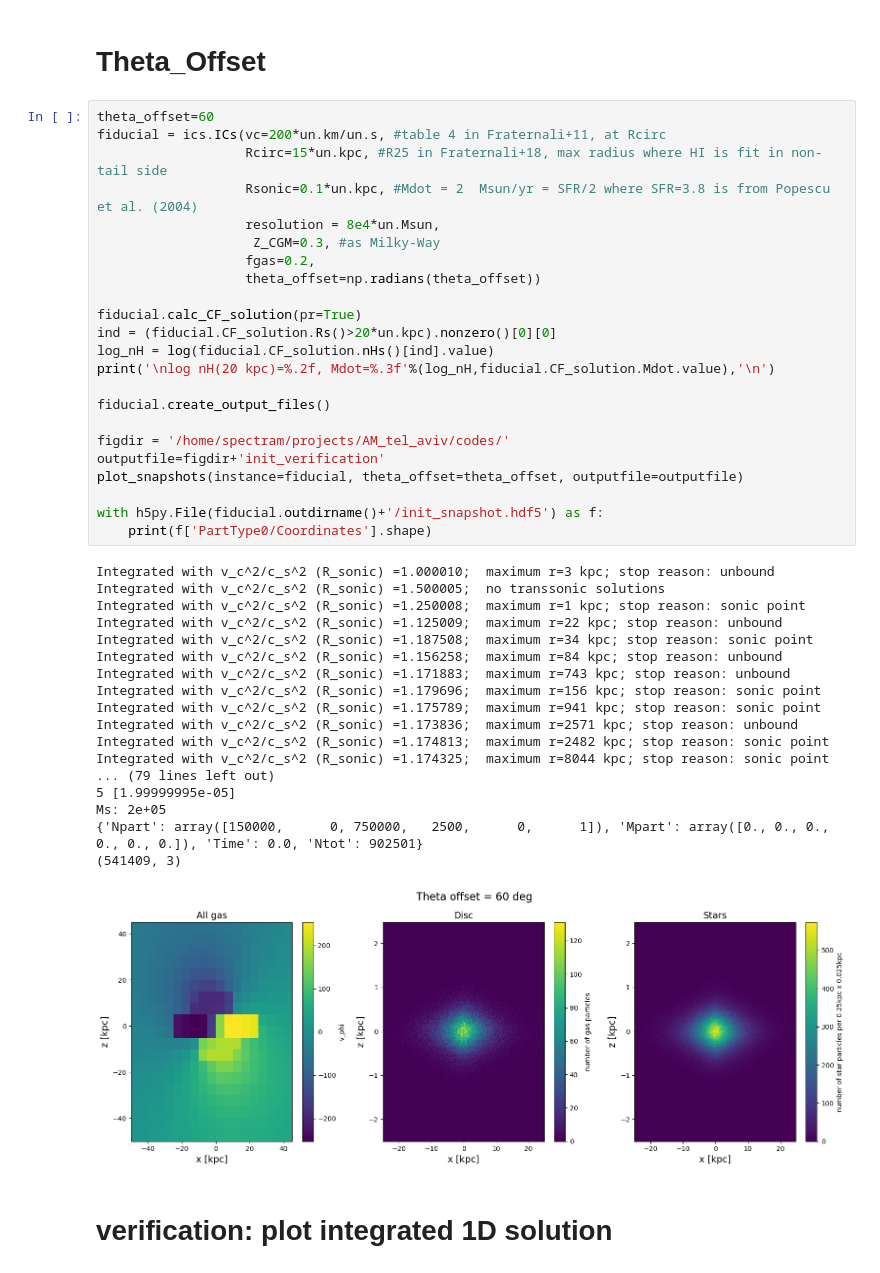
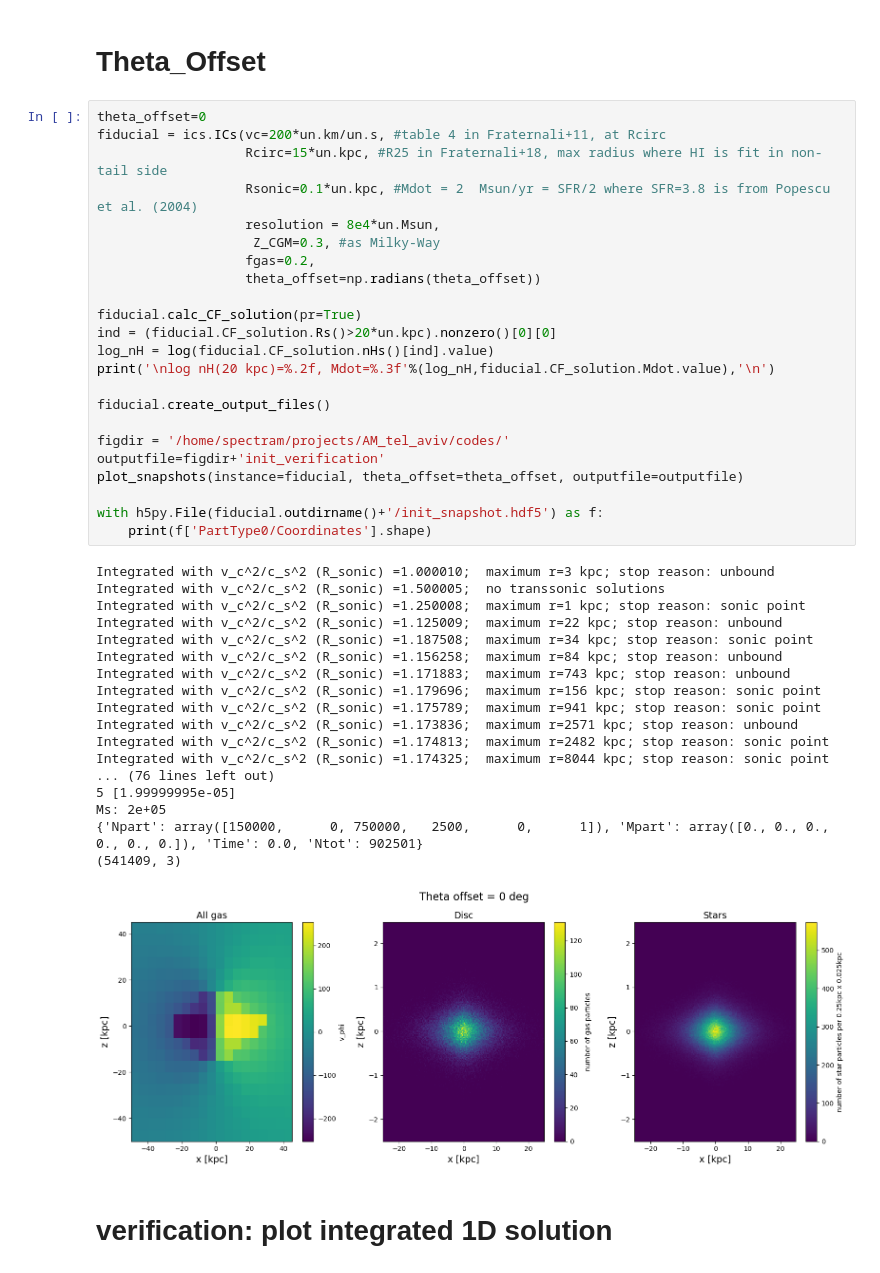
Before and after one commit to spectram/cooling_flow, a Jupyter notebook: ipynb/create_ICs_misaligned.ipynb, the cells around one changed output. Drawn from its saved outputs; the diff is of its cells as text.

```diff
--- a/ipynb/create_ICs_misaligned.ipynb
+++ b/ipynb/create_ICs_misaligned.ipynb
@@ -103,7 +103,7 @@ def plot_snapshots(instance, theta_offset=0, outputfile='init_verification'):
 # %% [markdown]
 # Theta_Offset
 # %%
-theta_offset=60
+theta_offset=0
 fiducial = ics.ICs(vc=200*un.km/un.s, #table 4 in Fraternali+11, at Rcirc
                    Rcirc=15*un.kpc, #R25 in Fraternali+18, max radius where HI is fit in non-tail side
                    Rsonic=0.1*un.kpc, #Mdot = 2  Msun/yr = SFR/2 where SFR=3.8 is from Popescu et al. (2004)
@@ -115,35 +115,35 @@ fiducial = ics.ICs(vc=200*un.km/un.s, #table 4 in Fraternali+11, at Rcirc
 fiducial.calc_CF_solution(pr=True)
 ind = (fiducial.CF_solution.Rs()>20*un.kpc).nonzero()[0][0]
 log_nH = log(fiducial.CF_solution.nHs()[ind].value)
 print('\nlog nH(20 kpc)=%.2f, Mdot=%.3f'%(log_nH,fiducial.CF_solution.Mdot.value),'\n')
 
 fiducial.create_output_files()
 
 figdir = '/home/spectram/projects/AM_tel_aviv/codes/'
 outputfile=figdir+'init_verification'
 plot_snapshots(instance=fiducial, theta_offset=theta_offset, outputfile=outputfile)
 
 with h5py.File(fiducial.outdirname()+'/init_snapshot.hdf5') as f:
     print(f['PartType0/Coordinates'].shape)
 # %% [output]
 Integrated with v_c^2/c_s^2 (R_sonic) =1.000010;  maximum r=3 kpc; stop reason: unbound
 Integrated with v_c^2/c_s^2 (R_sonic) =1.500005;  no transsonic solutions
 Integrated with v_c^2/c_s^2 (R_sonic) =1.250008;  maximum r=1 kpc; stop reason: sonic point
 Integrated with v_c^2/c_s^2 (R_sonic) =1.125009;  maximum r=22 kpc; stop reason: unbound
 Integrated with v_c^2/c_s^2 (R_sonic) =1.187508;  maximum r=34 kpc; stop reason: sonic point
 Integrated with v_c^2/c_s^2 (R_sonic) =1.156258;  maximum r=84 kpc; stop reason: unbound
 Integrated with v_c^2/c_s^2 (R_sonic) =1.171883;  maximum r=743 kpc; stop reason: unbound
 Integrated with v_c^2/c_s^2 (R_sonic) =1.179696;  maximum r=156 kpc; stop reason: sonic point
 Integrated with v_c^2/c_s^2 (R_sonic) =1.175789;  maximum r=941 kpc; stop reason: sonic point
 Integrated with v_c^2/c_s^2 (R_sonic) =1.173836;  maximum r=2571 kpc; stop reason: unbound
 Integrated with v_c^2/c_s^2 (R_sonic) =1.174813;  maximum r=2482 kpc; stop reason: sonic point
 Integrated with v_c^2/c_s^2 (R_sonic) =1.174325;  maximum r=8044 kpc; stop reason: sonic point
-... (79 lines left out)
+... (76 lines left out)
 5 [1.99999995e-05]
 Ms: 2e+05
 {'Npart': array([150000,      0, 750000,   2500,      0,      1]), 'Mpart': array([0., 0., 0., 0., 0., 0.]), 'Time': 0.0, 'Ntot': 902501}
 (541409, 3)
-[figure, old version]
+[figure, new version]
 # %% [markdown]
 # verification: plot integrated 1D solution
 # %%
```
